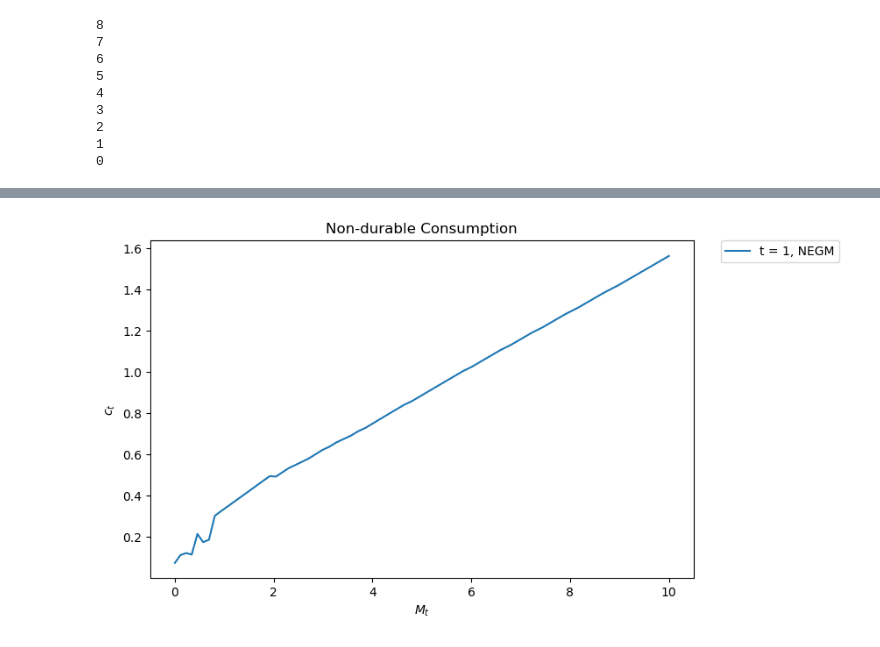
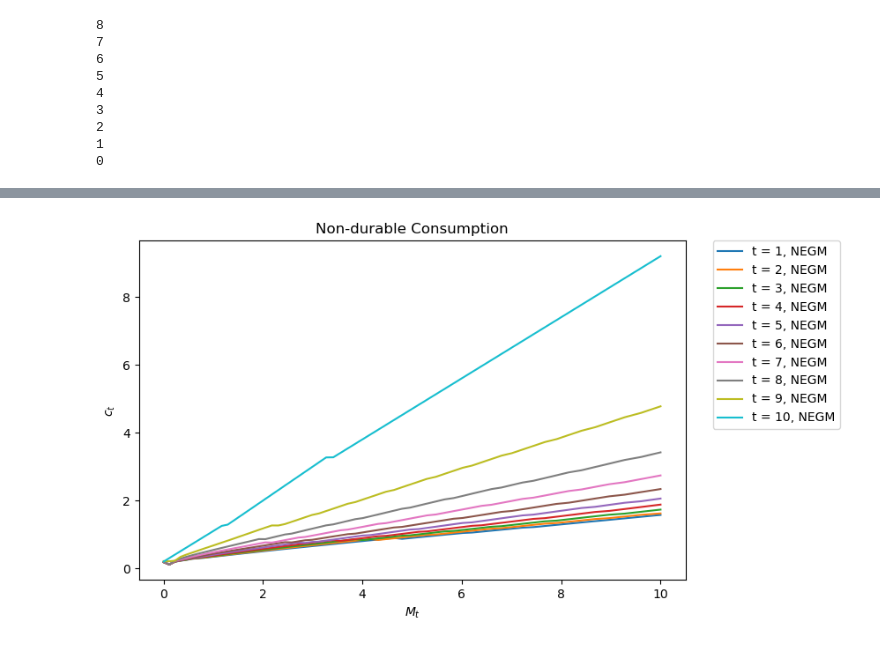
Before and after one commit to ChristofferDH/DP_CR, a Jupyter notebook: Main.ipynb, the cells around one changed output, grey strips where cells are left out. Drawn from its saved outputs; the diff is of its cells as text; code cells hidden in the pictures.

```diff
--- a/Main.ipynb
+++ b/Main.ipynb
@@ -40,7 +37,7 @@ sol = model.sol
 # %%
 fig = plt.figure(figsize=(8,5))# figsize is in inches...
 ax = fig.add_subplot(1,1,1)
-for t in range(par.T - 5):
+for t in range(par.T):
     ax.plot(sol.m[t, 2, 2, :],sol.d[t, 2, 2, :],  label=f"t = {t + 1}, NEGM",  linestyle='-')
 
 ax.set_xlabel(f"$M_t$")
@@ -53,13 +50,13 @@ plt.show()
 # %%
 fig = plt.figure(figsize=(8,5))# figsize is in inches...
 ax = fig.add_subplot(1,1,1)
-for t in range(par.T - 9):
+for t in range(par.T):
     ax.plot(sol.m[t, 2, 2, :],sol.c[t, 2, 2, :],  label=f"t = {t + 1}, NEGM",  linestyle='-')
 
 ax.set_xlabel(f"$M_t$")
 ax.set_ylabel(f"$c_t$")
 ax.set_title(f'Non-durable Consumption')
 ax.legend(bbox_to_anchor=(1.05, 1), loc='upper left', borderaxespad=0.)
 plt.show()
 # %% [output]
-[figure, old version]
+[figure, new version]
```
Also changed, not shown: parts of 3 cells of this notebook, 2 other files.
